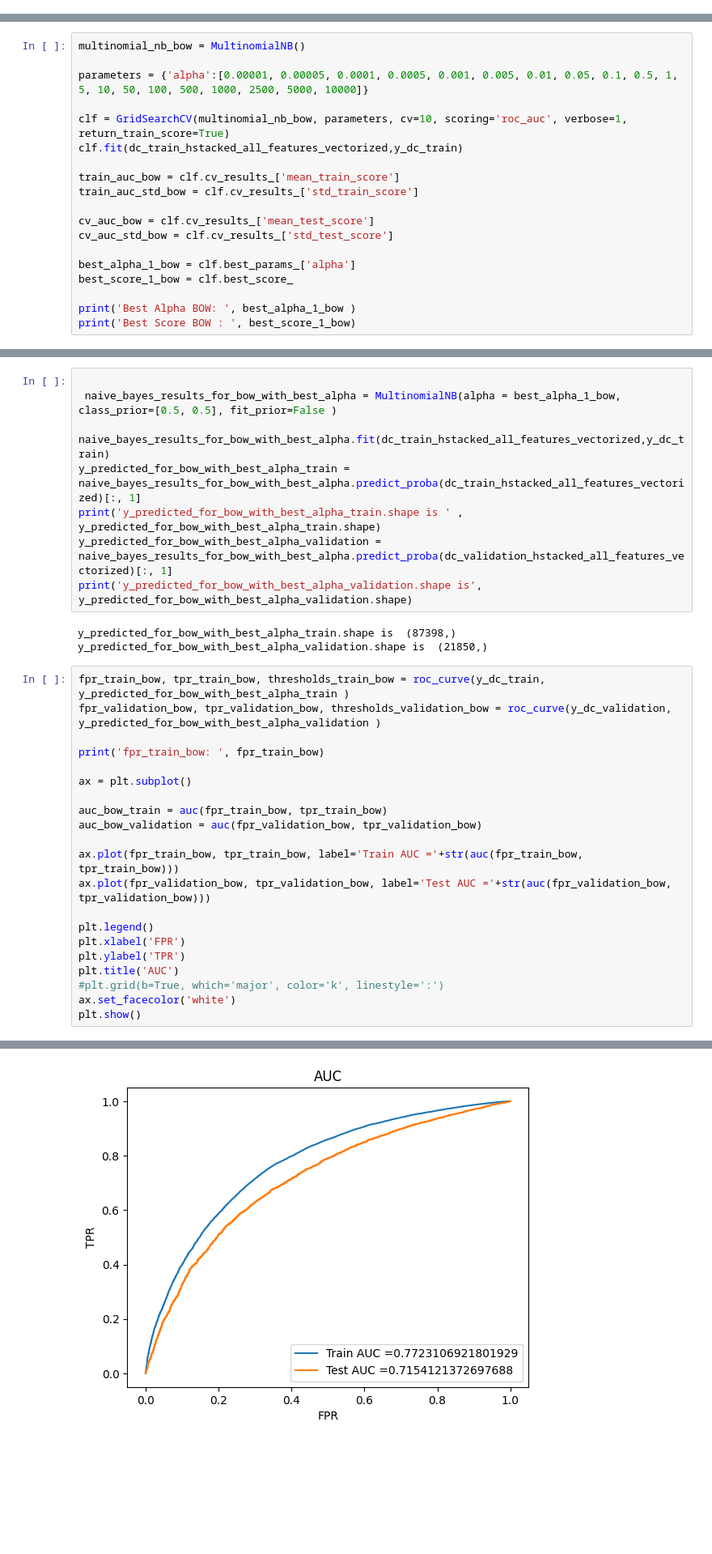
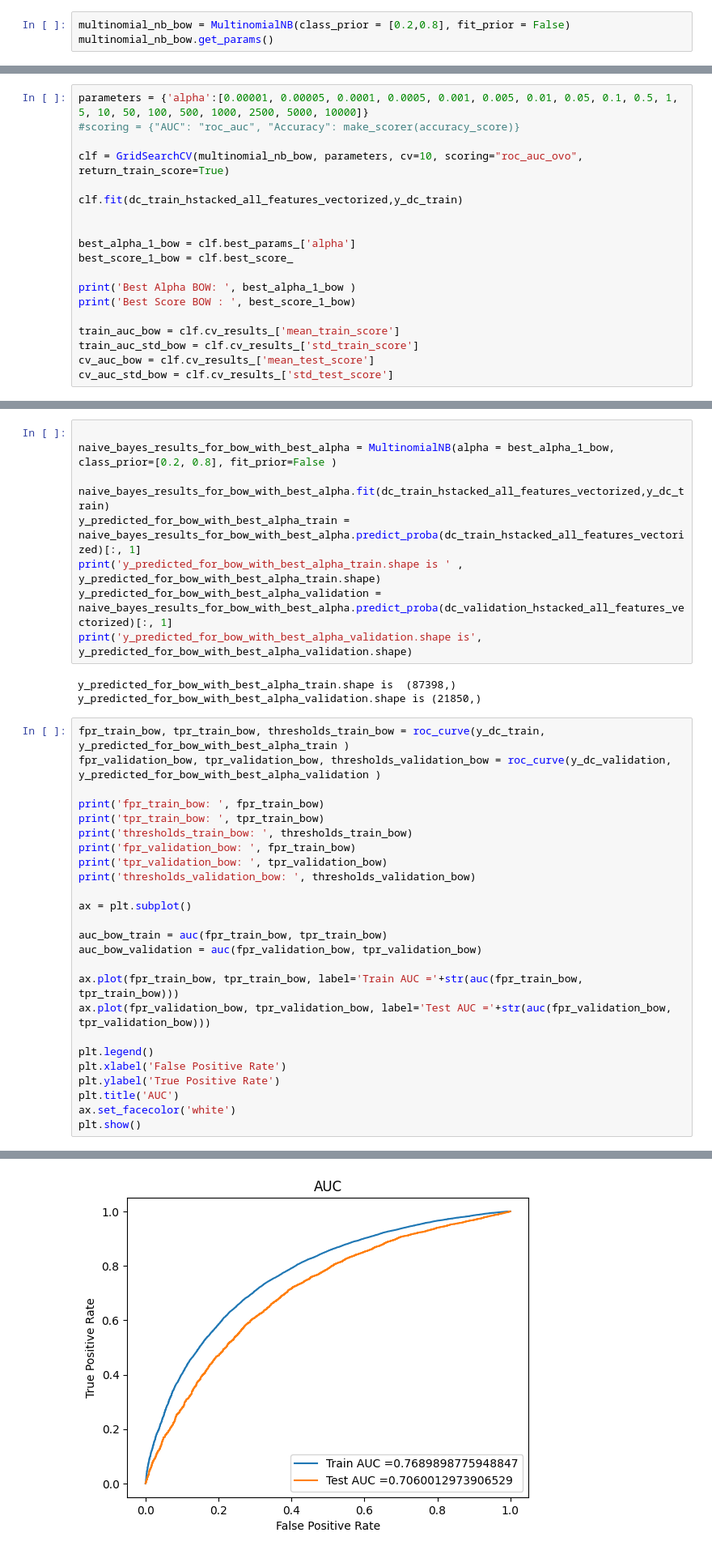
Before and after one commit to arutraj/ML_Basics, a Jupyter notebook: Rajavel_Sethupathi_DonorsChoose.ipynb, the cells around one changed output, grey strips where cells are left out. Shown at 81% size. Saved outputs shown, nothing was run; the diff lists cells and outputs as text; blank space fills up the shorter version.

```diff
--- a/Rajavel_Sethupathi_DonorsChoose.ipynb
+++ b/Rajavel_Sethupathi_DonorsChoose.ipynb
@@ -663,0 +666,3 @@ print(dc_validation_hstacked_all_features_vectorized.shape)
+# %%
+multinomial_nb_bow = MultinomialNB(class_prior = [0.2,0.8], fit_prior = False)
+multinomial_nb_bow.get_params()
@@ -664,20 +676,20 @@ print(dc_validation_hstacked_all_features_vectorized.shape)
 # %%
-multinomial_nb_bow = MultinomialNB()
+parameters = {'alpha':[0.00001, 0.00005, 0.0001, 0.0005, 0.001, 0.005, 0.01, 0.05, 0.1, 0.5, 1, 5, 10, 50, 100, 500, 1000, 2500, 5000, 10000]}
+#scoring = {"AUC": "roc_auc", "Accuracy": make_scorer(accuracy_score)}
 
-parameters = {'alpha':[0.00001, 0.00005, 0.0001, 0.0005, 0.001, 0.005, 0.01, 0.05, 0.1, 0.5, 1, 5, 10, 50, 100, 500, 1000, 2500, 5000, 10000]}
+clf = GridSearchCV(multinomial_nb_bow, parameters, cv=10, scoring="roc_auc_ovo", return_train_score=True)
 
-clf = GridSearchCV(multinomial_nb_bow, parameters, cv=10, scoring='roc_auc', verbose=1, return_train_score=True)
 clf.fit(dc_train_hstacked_all_features_vectorized,y_dc_train)
 
-train_auc_bow = clf.cv_results_['mean_train_score']
-train_auc_std_bow = clf.cv_results_['std_train_score']
-
-cv_auc_bow = clf.cv_results_['mean_test_score']
-cv_auc_std_bow = clf.cv_results_['std_test_score']
 
 best_alpha_1_bow = clf.best_params_['alpha']
 best_score_1_bow = clf.best_score_
 
 print('Best Alpha BOW: ', best_alpha_1_bow )
 print('Best Score BOW : ', best_score_1_bow)
+
+train_auc_bow = clf.cv_results_['mean_train_score']
+train_auc_std_bow = clf.cv_results_['std_train_score']
+cv_auc_bow = clf.cv_results_['mean_test_score']
+cv_auc_std_bow = clf.cv_results_['std_test_score']
 # %% [output]
@@ -712,7 +723,7 @@ plt.show()
 [figure]
 # %%
 
- naive_bayes_results_for_bow_with_best_alpha = MultinomialNB(alpha = best_alpha_1_bow, class_prior=[0.5, 0.5], fit_prior=False )
+naive_bayes_results_for_bow_with_best_alpha = MultinomialNB(alpha = best_alpha_1_bow, class_prior=[0.2, 0.8], fit_prior=False )
 
 naive_bayes_results_for_bow_with_best_alpha.fit(dc_train_hstacked_all_features_vectorized,y_dc_train)
 y_predicted_for_bow_with_best_alpha_train = naive_bayes_results_for_bow_with_best_alpha.predict_proba(dc_train_hstacked_all_features_vectorized)[:, 1]
@@ -727,6 +738,11 @@ fpr_train_bow, tpr_train_bow, thresholds_train_bow = roc_curve(y_dc_train, y_pre
 fpr_validation_bow, tpr_validation_bow, thresholds_validation_bow = roc_curve(y_dc_validation, y_predicted_for_bow_with_best_alpha_validation )
 
 print('fpr_train_bow: ', fpr_train_bow)
+print('tpr_train_bow: ', tpr_train_bow)
+print('thresholds_train_bow: ', thresholds_train_bow)
+print('fpr_validation_bow: ', fpr_train_bow)
+print('tpr_validation_bow: ', tpr_validation_bow)
+print('thresholds_validation_bow: ', thresholds_validation_bow)
 
 ax = plt.subplot()
 
@@ -737,10 +753,9 @@ ax.plot(fpr_train_bow, tpr_train_bow, label='Train AUC ='+str(auc(fpr_train_bow,
 ax.plot(fpr_validation_bow, tpr_validation_bow, label='Test AUC ='+str(auc(fpr_validation_bow, tpr_validation_bow)))
 
 plt.legend()
-plt.xlabel('FPR')
-plt.ylabel('TPR')
+plt.xlabel('False Positive Rate')
+plt.ylabel('True Positive Rate')
 plt.title('AUC')
-#plt.grid(b=True, which='major', color='k', linestyle=':')
 ax.set_facecolor('white')
 plt.show()
 # %% [output]
@@ -748 +773 @@ fpr_train_bow:  [0.       0.       0.       ... 0.999171 0.999171 1.      ]
-[figure, old version]
+[figure, new version]
```
Also changed, not shown: parts of 6 cells of this notebook.
